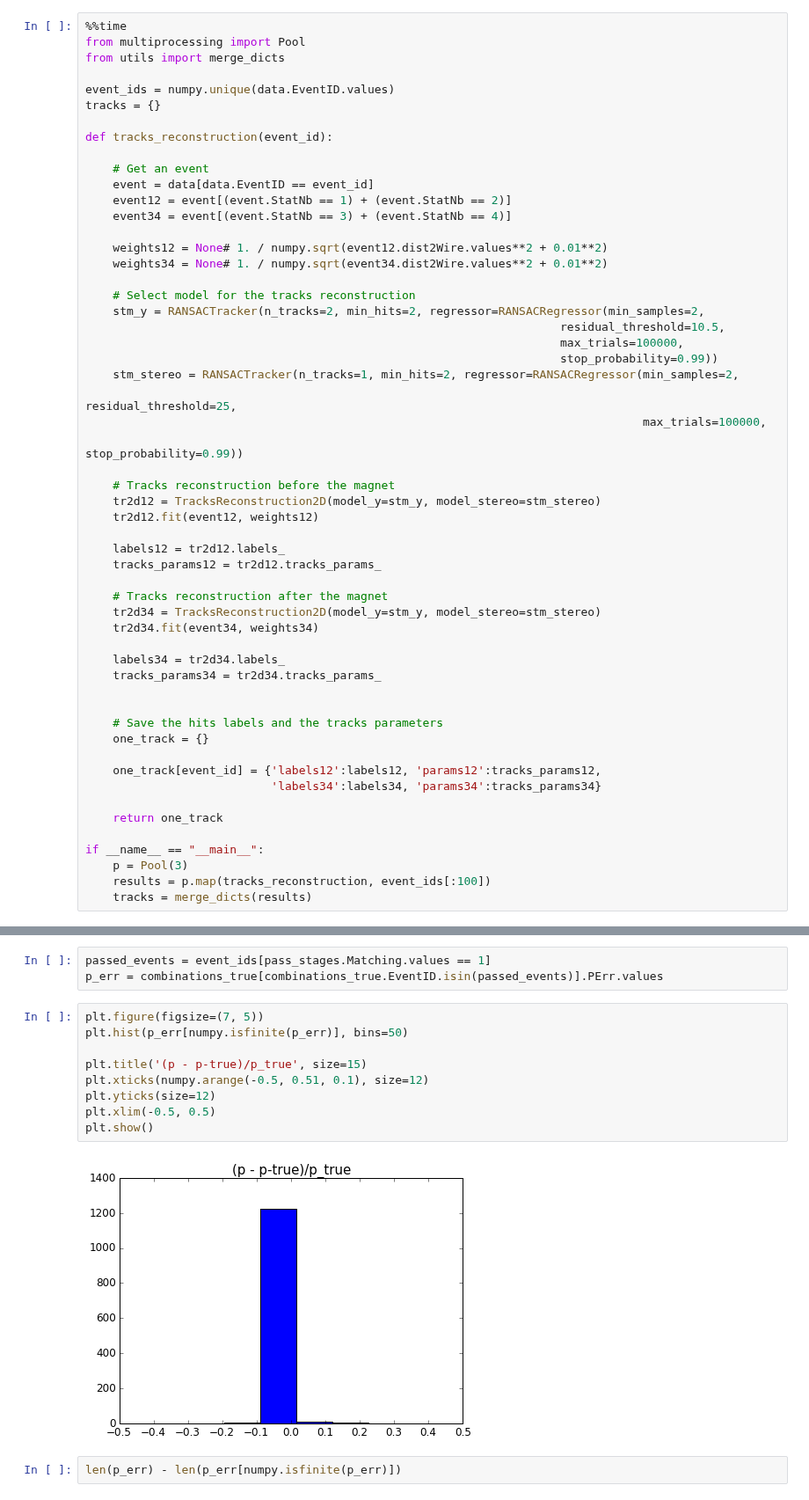
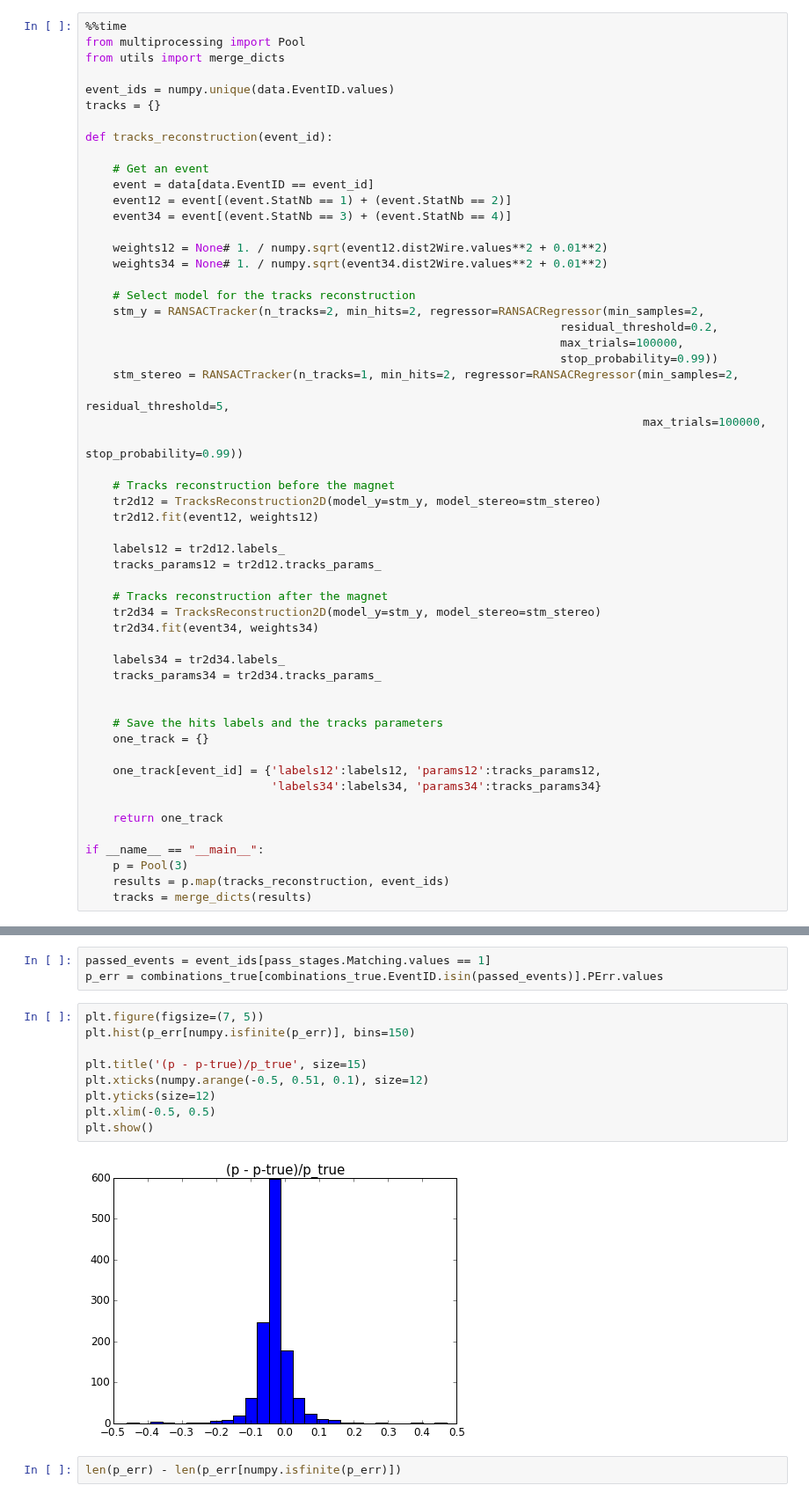
Before and after one commit to yandexdataschool/ship_tracks_recognition, a Jupyter notebook: notebooks/RANSAC.ipynb, the cells around one changed output, grey strips where cells are left out. Shown at 88% size. Drawn from its saved outputs; the diff is of its cells as text.

```diff
--- a/notebooks/RANSAC.ipynb
+++ b/notebooks/RANSAC.ipynb
@@ -165,11 +121,11 @@ def tracks_reconstruction(event_id):
 
     # Select model for the tracks reconstruction
     stm_y = RANSACTracker(n_tracks=2, min_hits=2, regressor=RANSACRegressor(min_samples=2,
-                                                                     residual_threshold=10.5,
+                                                                     residual_threshold=0.2,
                                                                      max_trials=100000,
                                                                      stop_probability=0.99))
     stm_stereo = RANSACTracker(n_tracks=1, min_hits=2, regressor=RANSACRegressor(min_samples=2,
-                                                                                 residual_threshold=25,
+                                                                                 residual_threshold=5,
                                                                                  max_trials=100000,
                                                                                  stop_probability=0.99))
 
@@ -198,6 +154,6 @@ def tracks_reconstruction(event_id):
 
 if __name__ == "__main__":
     p = Pool(3)
-    results = p.map(tracks_reconstruction, event_ids[:100])
+    results = p.map(tracks_reconstruction, event_ids)
     tracks = merge_dicts(results)
 # %% [output]
@@ -688,15 +647,15 @@ passed_events = event_ids[pass_stages.Matching.values == 1]
 p_err = combinations_true[combinations_true.EventID.isin(passed_events)].PErr.values
 # %%
 plt.figure(figsize=(7, 5))
-plt.hist(p_err[numpy.isfinite(p_err)], bins=50)
+plt.hist(p_err[numpy.isfinite(p_err)], bins=150)
 
 plt.title('(p - p-true)/p_true', size=15)
 plt.xticks(numpy.arange(-0.5, 0.51, 0.1), size=12)
 plt.yticks(size=12)
 plt.xlim(-0.5, 0.5)
 plt.show()
 # %% [output]
-[figure, old version]
+[figure, new version]
 # %%
 len(p_err) - len(p_err[numpy.isfinite(p_err)])
 # %% [output]
```
Also changed, not shown: parts of 24 cells of this notebook, 1 other file.
